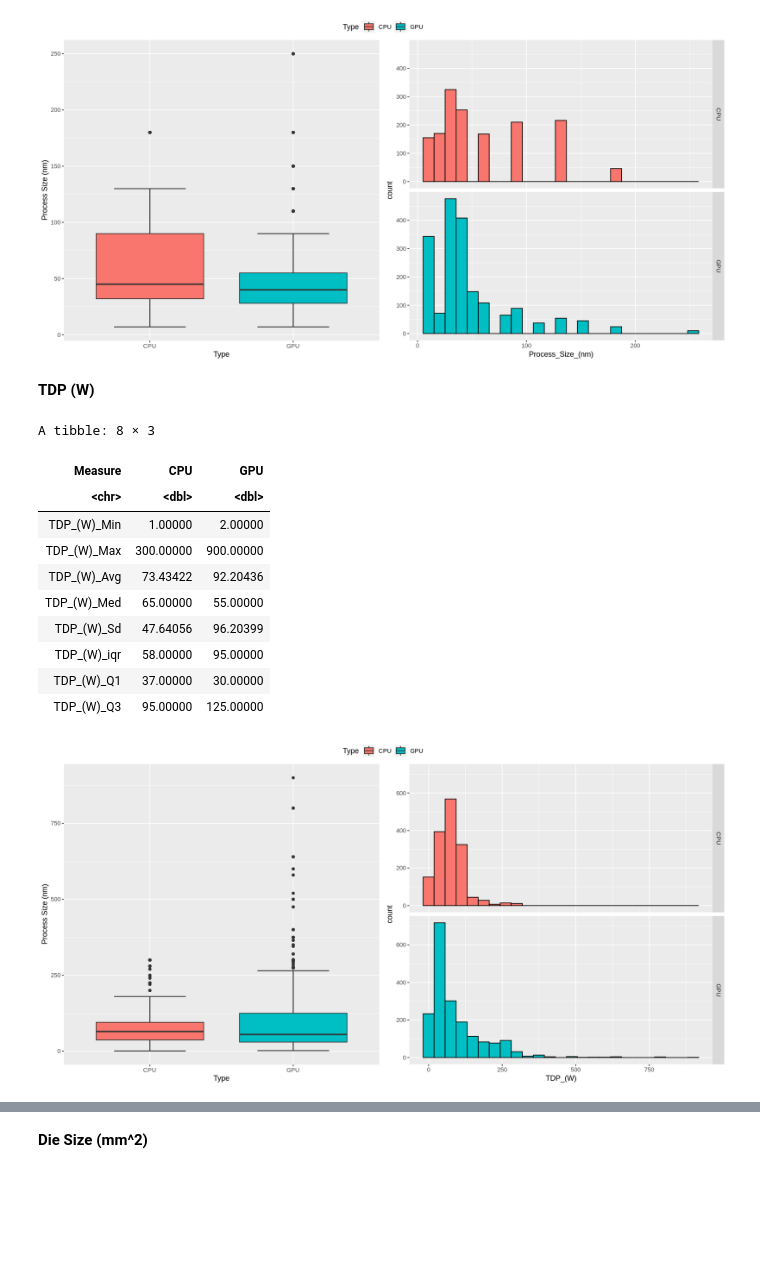
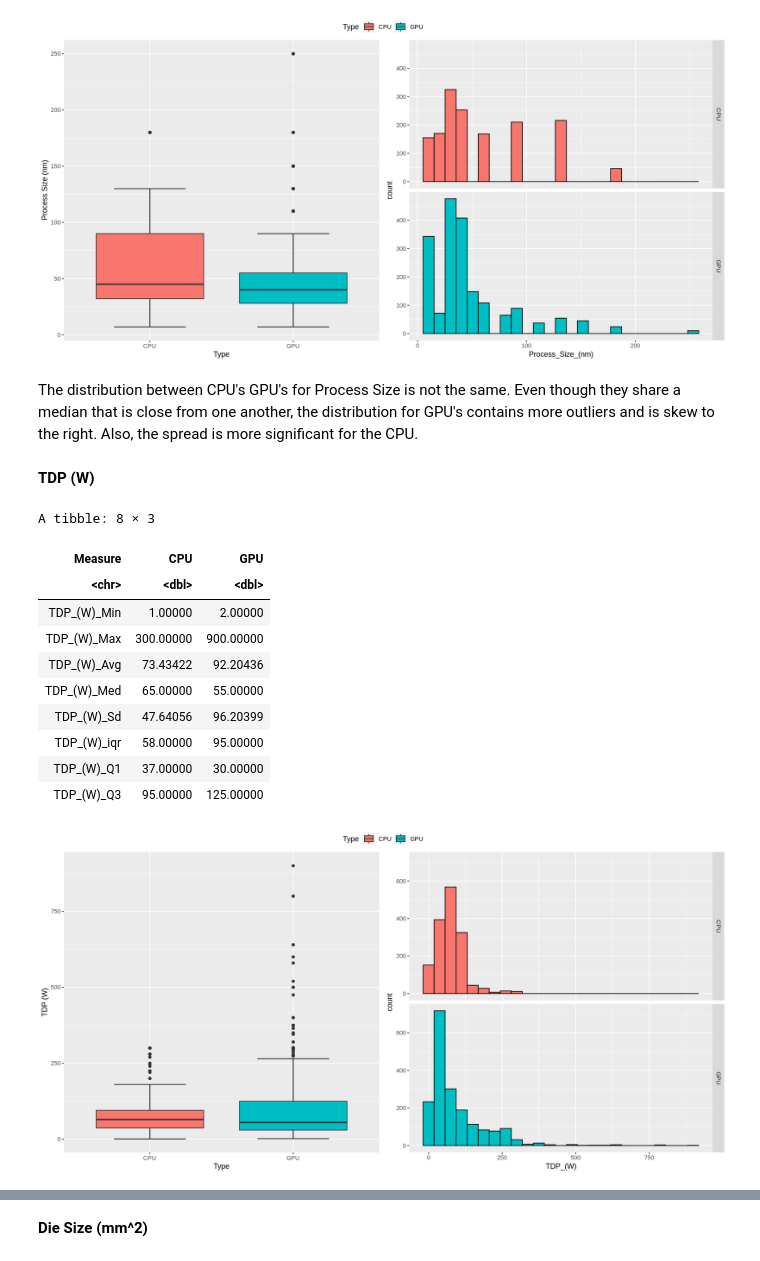
Before and after one commit to TheMathAI/MATH208_PROJECT, a Jupyter notebook: MATH_208_Project.ipynb, the cells around one changed output, grey strips where cells are left out. Cells and saved outputs as stored; diff of their text form; code cells hidden in the pictures; blank space fills up the shorter version.

```diff
--- a/MATH_208_Project.ipynb
+++ b/MATH_208_Project.ipynb
@@ -104,36 +104,38 @@ A tibble: 8 × 3
 | Process_Size_(nm)_Q1 | 32.00000 | 28.00000 |
 | Process_Size_(nm)_Q3 | 90.00000 | 55.00000 |
 [figure]
+# %% [markdown]
+The distribution between CPU's GPU's for Process Size is not the same. Even though they share a median that is close from one another, the distribution for GPU's contains more outliers and is skew to the right. Also, the spread is more significant for the CPU.
 # %% [markdown]
 **TDP (W)**
 # %%
 # Plot for TDP_(W)
 
 # boxplot
 box1 <- ggplot(cpu_gpu_data_no_NA,aes(x=Type,y=`TDP_(W)`,fill=Type)) +
 stat_boxplot(geom="errorbar",width=0.5) + geom_boxplot() +
-ylab("Process Size (nm)")
+ylab("TDP (W)")
 # histogram
 hist1 <- ggplot(cpu_gpu_data_no_NA, aes(x=`TDP_(W)`,group=Type,fill=Type)) +
 geom_histogram(bins=25,col="black") +
 facet_grid(rows=vars(Type))
 # changing size of figure print
 options(repr.plot.width=14, repr.plot.height=7)
 # 2 plots in same figure
 ggarrange(box1,hist1, nrow = 1, common.legend = TRUE)
 
 # printing table with numerical values
 summary_cpu_gpu_wide %>% filter(str_detect(Measure, "TDP_"))
 # %% [output]
 A tibble: 8 × 3
 | Measure | CPU | GPU |
 | <chr> | <dbl> | <dbl> |
 | TDP_(W)_Min | 1.00000 | 2.00000 |
 | TDP_(W)_Max | 300.00000 | 900.00000 |
 | TDP_(W)_Avg | 73.43422 | 92.20436 |
 | TDP_(W)_Med | 65.00000 | 55.00000 |
 | TDP_(W)_Sd | 47.64056 | 96.20399 |
 | TDP_(W)_iqr | 58.00000 | 95.00000 |
 | TDP_(W)_Q1 | 37.00000 | 30.00000 |
 | TDP_(W)_Q3 | 95.00000 | 125.00000 |
-[figure, old version]
+[figure, new version]
```
Also changed, not shown: parts of 8 cells of this notebook.
